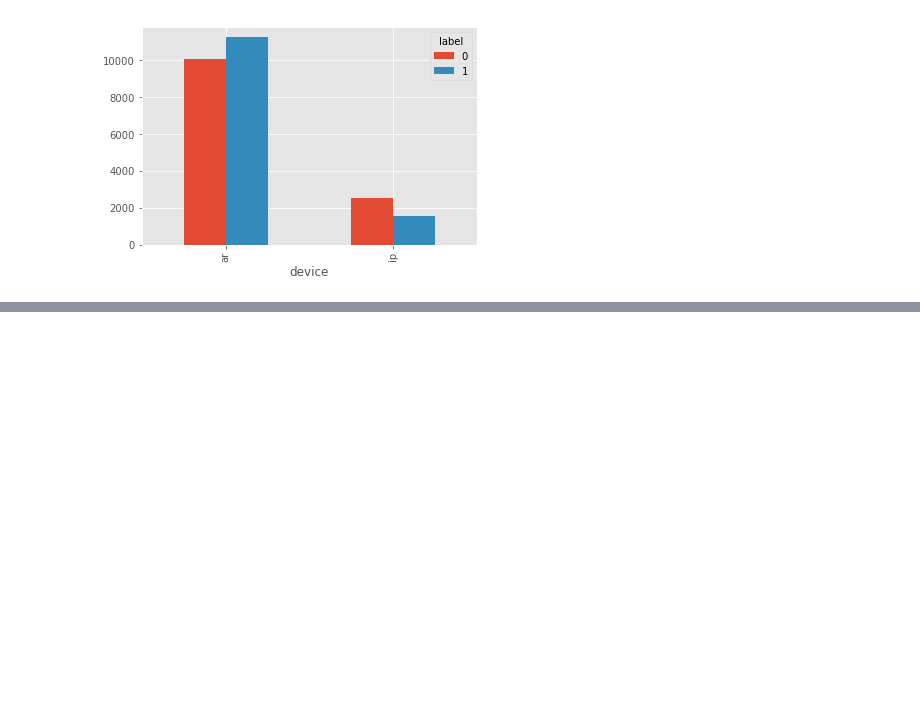
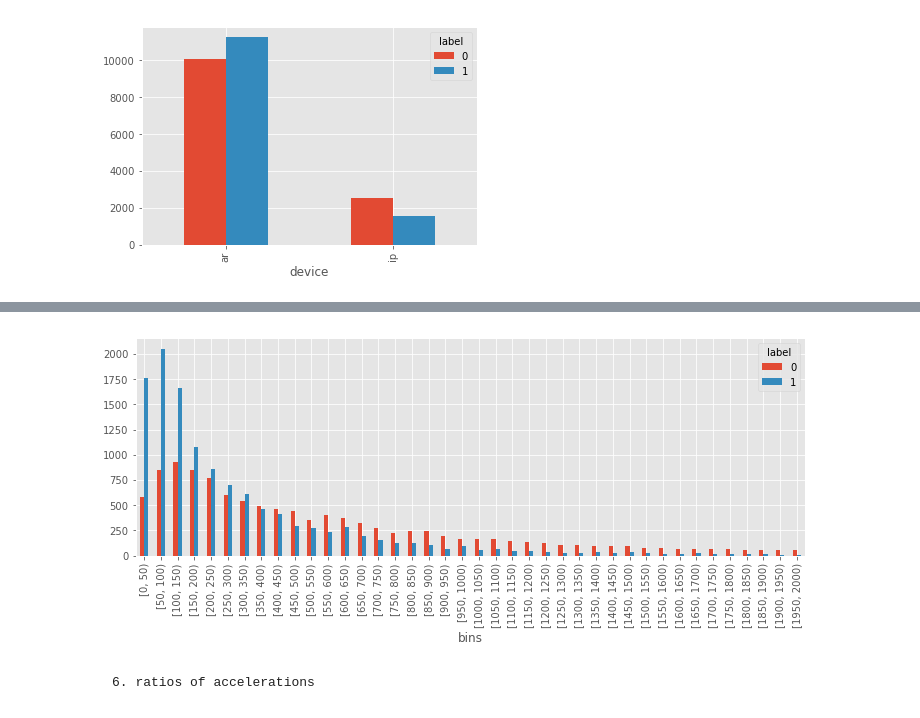
Before and after one commit to YXChen512/Churn_Analysis_music_player_app, a Jupyter notebook: 3. Exploratory Data Analysis.ipynb, the cells around one changed output, grey strips where cells are left out. Saved outputs shown, nothing was run; the diff lists cells and outputs as text; code cells hidden in the pictures; blank space fills up the shorter version.

```diff
--- a/3. Exploratory Data Analysis.ipynb
+++ b/3. Exploratory Data Analysis.ipynb
@@ -267,0 +436,3 @@ df.shape
+# %%
+df_play_time = df_features.loc[:,['total_play_time','label']]
+df_play_time.head()
@@ -267,0 +446,5 @@ df.shape
+# %%
+df_play_time['bins'] = list(pd.cut(df_features.total_play_time, bins=range(0,2001,50),
+       right=False, labels=None, retbins=False, precision=1, include_lowest=True))
+
+df_play_time.head()
@@ -267,0 +462,3 @@ df.shape
+# %%
+df_play_time_bins = df_play_time.groupby(['bins','label']).size().unstack().fillna(0)
+df_play_time_bins.head()
@@ -267,0 +473,8 @@ df.shape
+# %%
+ax = df_play_time_bins.plot.bar()
+plt.rcParams["figure.figsize"] = (12,4)
+plt.show()
+# %% [output]
+[figure, added]
+# %% [markdown]
+    6. ratios of accelerations
```
Also changed, not shown: parts of 49 cells of this notebook, 2 other files.
